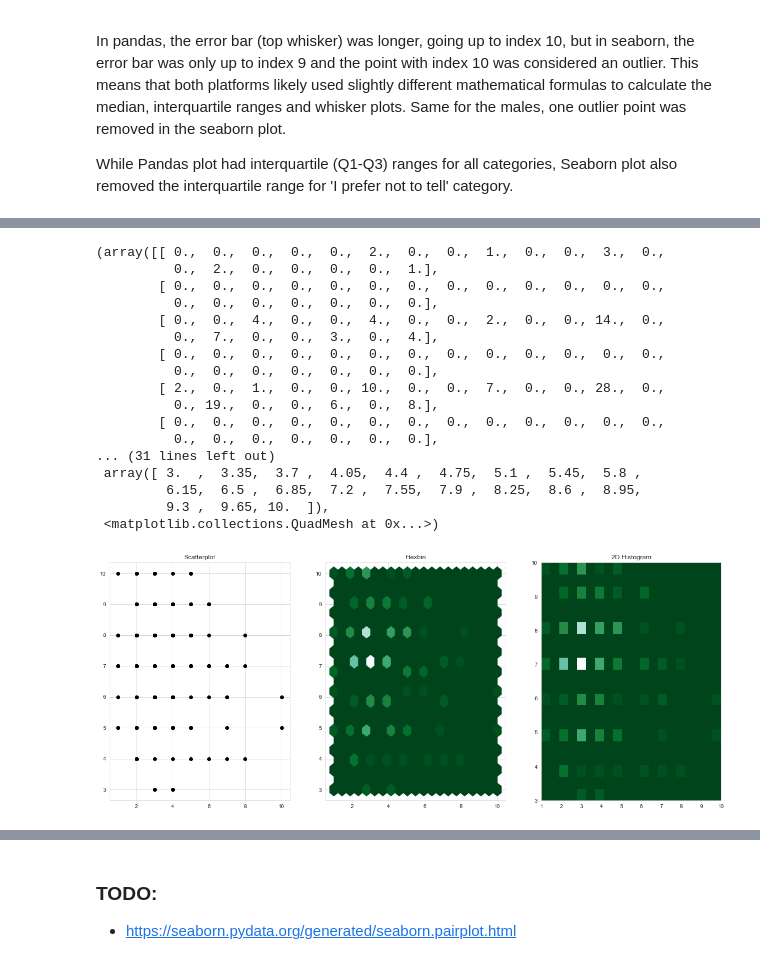
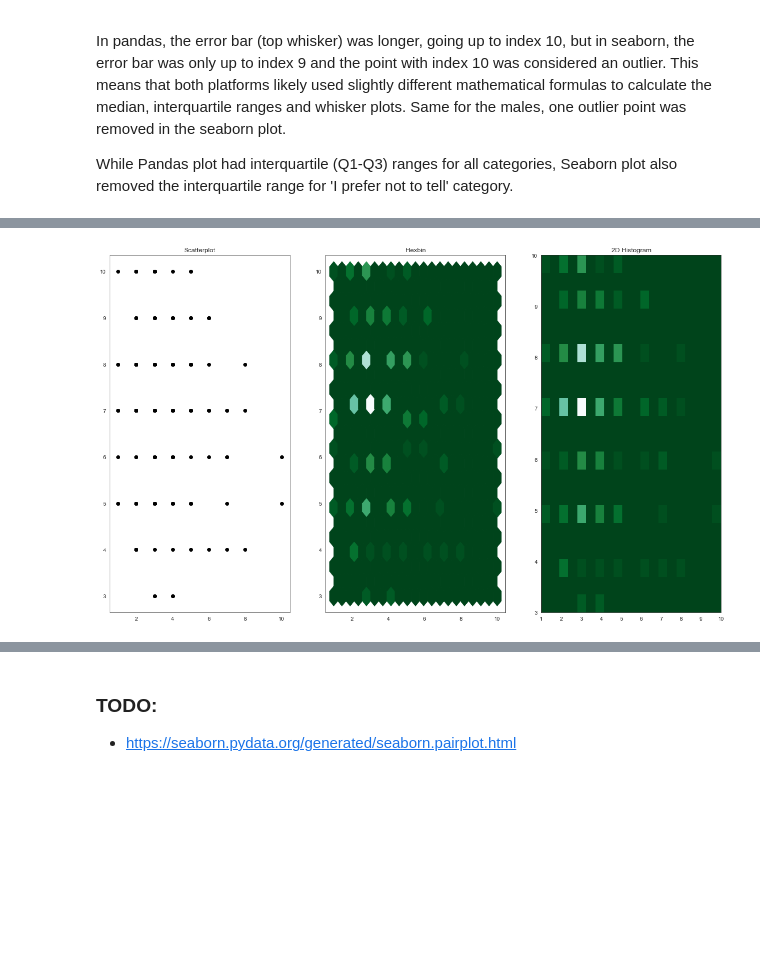
Before and after one commit to AllardQuek/The-pursuit-of-Happiness, a Jupyter notebook: Social_Media_and_Happiness.ipynb, the cells around one changed output, grey strips where cells are left out. Saved outputs shown, nothing was run; the diff lists cells and outputs as text; code cells hidden in the pictures; blank space fills up the shorter version.

```diff
--- a/Social_Media_and_Happiness.ipynb
+++ b/Social_Media_and_Happiness.ipynb
@@ -373,38 +332,25 @@ y = sub_df['happiness_index']
 # %%
 from scipy.stats import kde
 
-# Create a figure with 6 plot areas
-fig, axes = plt.subplots(ncols=3, nrows=1, figsize=(20, 8))
+def make_2d_histogram(x, y):
 
-# Everything starts with a Scatterplot
-axes[0].set_title('Scatterplot')
-axes[0].plot(x, y, 'ko')
+    # Create a figure with 6 plot areas
+    fig, axes = plt.subplots(ncols=3, nrows=1, figsize=(20, 12))
 
-# Thus we can cut the plotting window in several hexbins
-nbins = 20
-axes[1].set_title('Hexbin')
-axes[1].hexbin(x, y, gridsize=nbins, cmap=plt.cm.BuGn_r)
+    # Everything starts with a Scatterplot
+    axes[0].set_title('Scatterplot')
+    axes[0].plot(x, y, 'ko')
 
-# 2D Histogram
-axes[2].set_title('2D Histogram')
-axes[2].hist2d(x, y, bins=nbins, cmap=plt.cm.BuGn_r)
+    # Thus we can cut the plotting window in several hexbins
+    nbins = 20
+    axes[1].set_title('Hexbin')
+    axes[1].hexbin(x, y, gridsize=nbins, cmap=plt.cm.BuGn_r)
+
+    # 2D Histogram
+    axes[2].set_title('2D Histogram')
+    axes[2].hist2d(x, y, bins=nbins, cmap=plt.cm.BuGn_r)
+
+make_2d_histogram(x, y)
 # %% [output]
-(array([[ 0.,  0.,  0.,  0.,  0.,  2.,  0.,  0.,  1.,  0.,  0.,  3.,  0.,
-          0.,  2.,  0.,  0.,  0.,  0.,  1.],
-        [ 0.,  0.,  0.,  0.,  0.,  0.,  0.,  0.,  0.,  0.,  0.,  0.,  0.,
-          0.,  0.,  0.,  0.,  0.,  0.,  0.],
-        [ 0.,  0.,  4.,  0.,  0.,  4.,  0.,  0.,  2.,  0.,  0., 14.,  0.,
-          0.,  7.,  0.,  0.,  3.,  0.,  4.],
-        [ 0.,  0.,  0.,  0.,  0.,  0.,  0.,  0.,  0.,  0.,  0.,  0.,  0.,
-          0.,  0.,  0.,  0.,  0.,  0.,  0.],
-        [ 2.,  0.,  1.,  0.,  0., 10.,  0.,  0.,  7.,  0.,  0., 28.,  0.,
-          0., 19.,  0.,  0.,  6.,  0.,  8.],
-        [ 0.,  0.,  0.,  0.,  0.,  0.,  0.,  0.,  0.,  0.,  0.,  0.,  0.,
-          0.,  0.,  0.,  0.,  0.,  0.,  0.],
-... (31 lines left out)
- array([ 3.  ,  3.35,  3.7 ,  4.05,  4.4 ,  4.75,  5.1 ,  5.45,  5.8 ,
-         6.15,  6.5 ,  6.85,  7.2 ,  7.55,  7.9 ,  8.25,  8.6 ,  8.95,
-         9.3 ,  9.65, 10.  ]),
- <matplotlib.collections.QuadMesh at 0x...>)
-[figure, old version]
+[figure, new version]
 # %%
```
Also changed, not shown: parts of 29 cells of this notebook.
